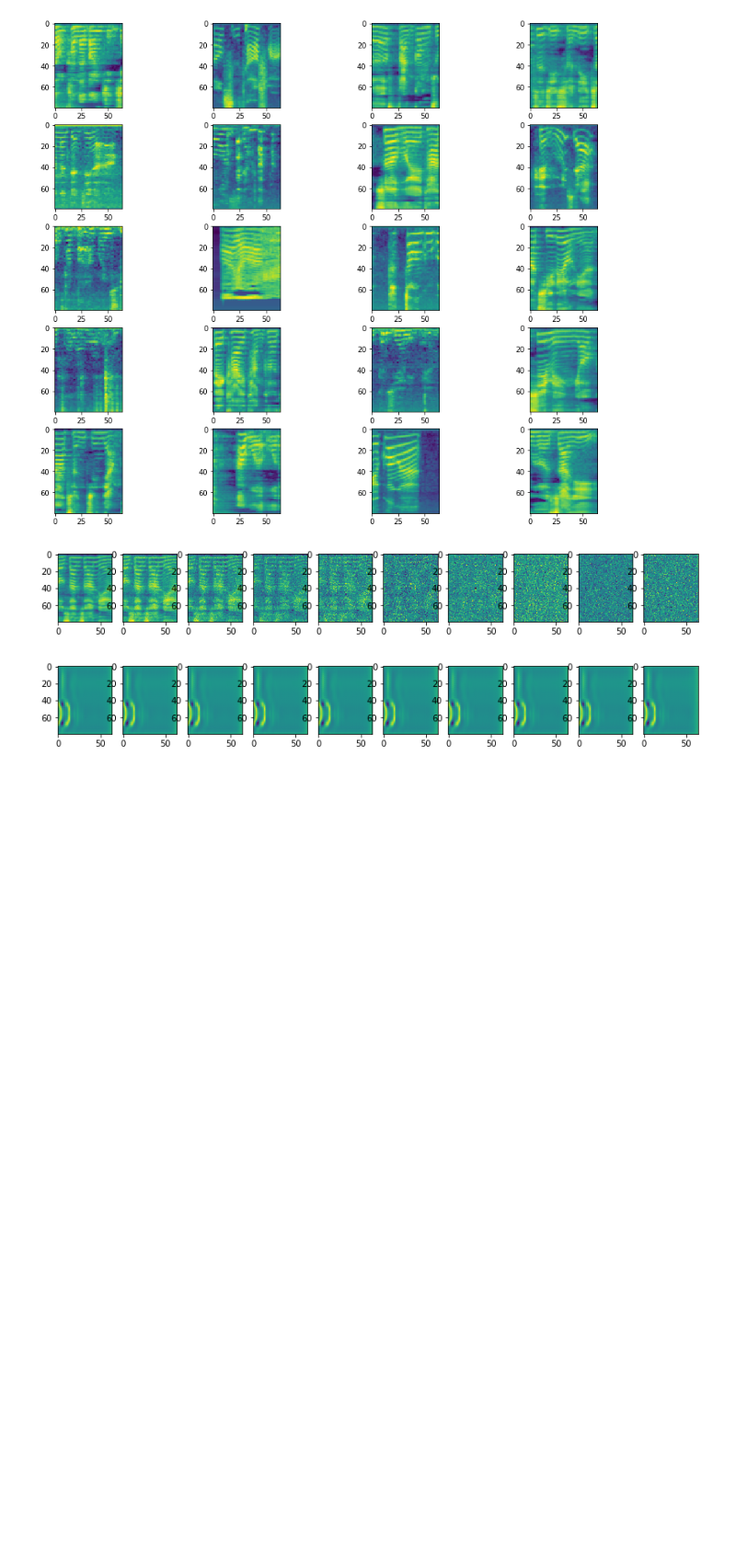
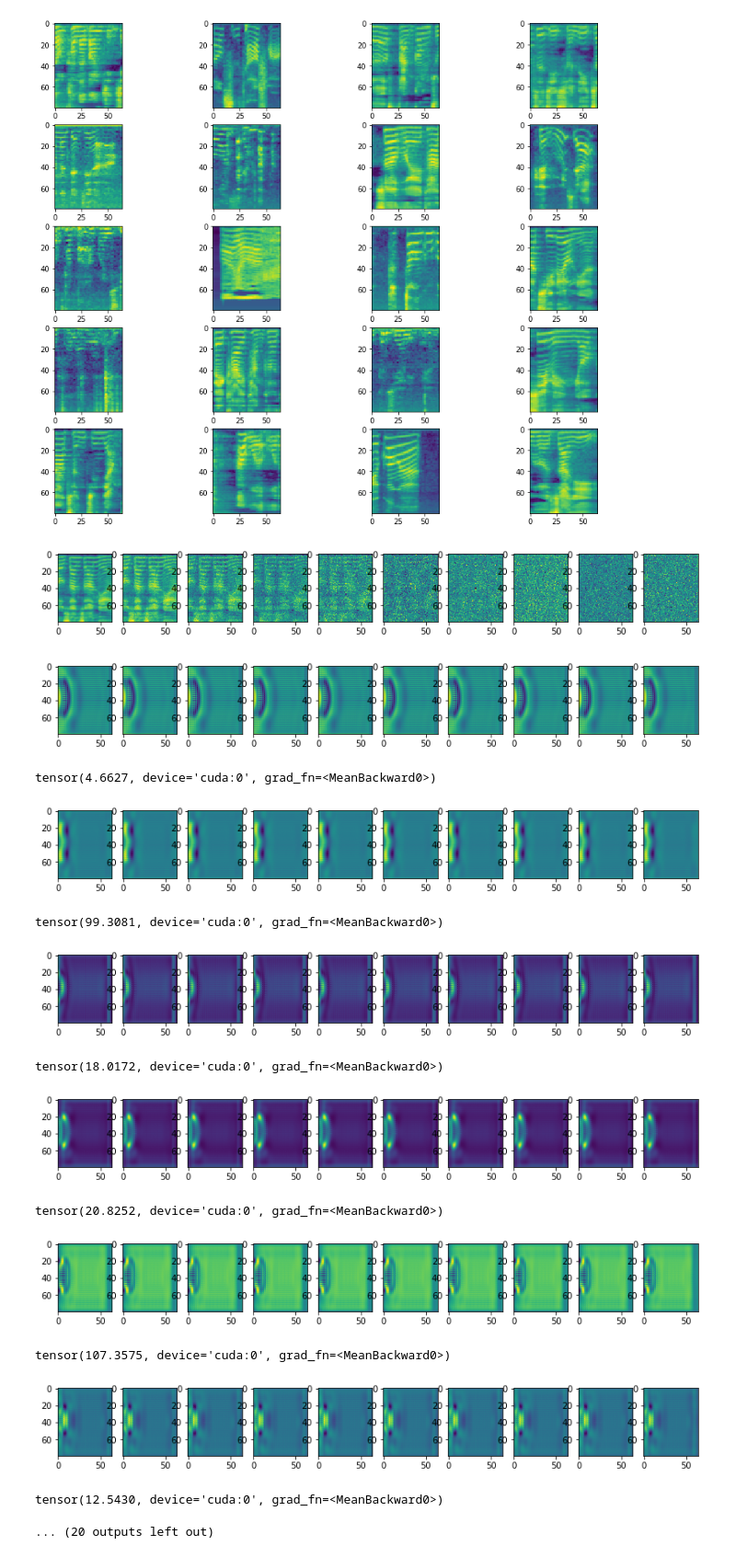
Before and after one commit to LewisGet/diffusion_vc, a Jupyter notebook: test.ipynb, the cells around one changed output. Shown at 92% size. Cells and saved outputs as stored; diff of their text form; code cells hidden in the pictures; blank space fills up the shorter version.

Commit message:
update model

```diff
--- a/test.ipynb
+++ b/test.ipynb
@@ -61,6 +61,8 @@ max_mask_len 25
 isTrain True
 ckpt_dir /home/results/debug\ckpts
 device cuda
+# %%
+batch_size = 1
 # %%
 vocoder = torch.hub.load('descriptinc/melgan-neurips', 'load_melgan')
 # %% [output]
@@ -165,39 +473,53 @@ def show_generator_test(model, image):
     stepsize = int(T/num_images)
 
     for idx in range(0, T, stepsize):
-        t = torch.Tensor([idx]).type(torch.int64)
+        t = torch.Tensor([idx]).type(torch.int64).to(device)
+        input_x, noise = forward_diffusion_sample(image, t, device)
+        noise_pred = model(input_x, t)
         plt.subplot(1, num_images+1, (idx/stepsize) + 1)
-        image, noise = forward_diffusion_sample(image, t, device)
-        noise_pred = model(image, torch.ones_like(image))
-
+        #plt.imshow(input_x.cpu().detach().numpy()[0])
         plt.imshow(noise_pred.cpu().detach().numpy()[0])
 
     plt.show()
+
+#show_generator_test(generator_A, real_A)
 # %%
 def get_loss(model, x_0, t):
     x_noisy, noise = forward_diffusion_sample(x_0, t, device)
-    noise_pred = model(x_noisy, torch.ones_like(x_noisy))
-    return F.l1_loss(noise, noise_pred)
+    noise_pred = model(x_noisy, t)
+    return torch.mean((x_noisy - noise_pred) ** 2)
 # %%
 generator_A = Generator().to(device)
 #generator_B = Generator().to(device)
 
 g_a_params = generator_A.parameters()
-generator_a_optimizer = torch.optim.Adam(g_a_params, lr=generator_lr, betas=(0.5, 0.999))
+generator_a_optimizer = torch.optim.Adam(g_a_params, lr=generator_lr)
+
+i = 0
+epochs = 100
+
+for epoch in range(epochs):
+    for (real_A, mask_A, real_B, mask_B) in train_dataloader:
+        real_A = real_A.to(device, dtype=torch.float)
+
+        t = torch.randint(0, T, (batch_size,), device=device).long()
+        loss = get_loss(generator_A, real_A, t)
+        loss.backward()
+        generator_a_optimizer.step()
+
+    show_generator_test(generator_A, real_A)
+    print(loss)
+# %% [output]
+[figure, added]
+tensor(4.6627, device='cuda:0', grad_fn=<MeanBackward0>)
+[figure, added]
+tensor(99.3081, device='cuda:0', grad_fn=<MeanBackward0>)
+[figure, added]
+tensor(18.0172, device='cuda:0', grad_fn=<MeanBackward0>)
+[figure, added]
+tensor(20.8252, device='cuda:0', grad_fn=<MeanBackward0>)
+[figure, added]
+tensor(107.3575, device='cuda:0', grad_fn=<MeanBackward0>)
+[figure, added]
+tensor(12.5430, device='cuda:0', grad_fn=<MeanBackward0>)
+... (20 outputs left out)
-# %%
-i = 0
-epochs = 100
-
-for epoch in range(epochs):
-    for (real_A, mask_A, real_B, mask_B) in train_dataloader:
-        real_A = real_A.to(device, dtype=torch.float)
-
-        t = torch.randint(0, T, (1,), device=device).long()
-        loss = get_loss(generator_A, real_A, t)
-        loss.backward()
-        generator_a_optimizer.step()
-
-    if epoch % 5 == 0:
-        show_generator_test(generator_A, real_A)
-# %% [output]
-[figure, removed]
```
Also changed, not shown: parts of 3 cells of this notebook.
